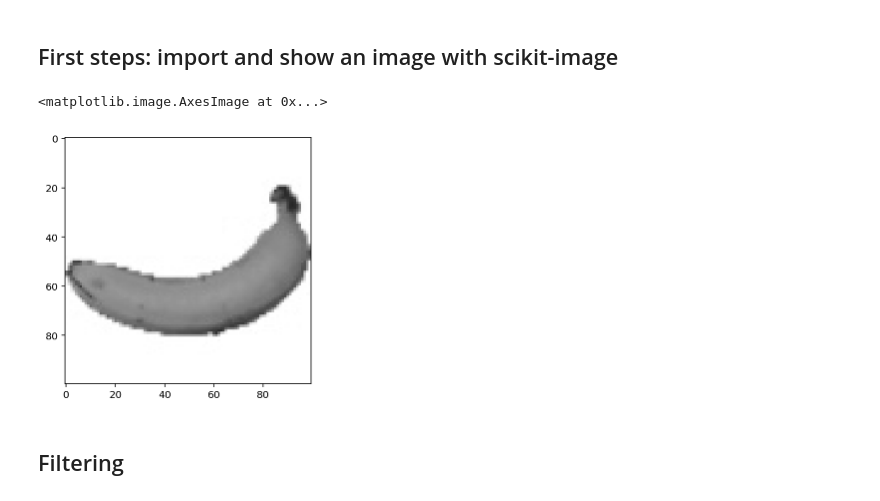
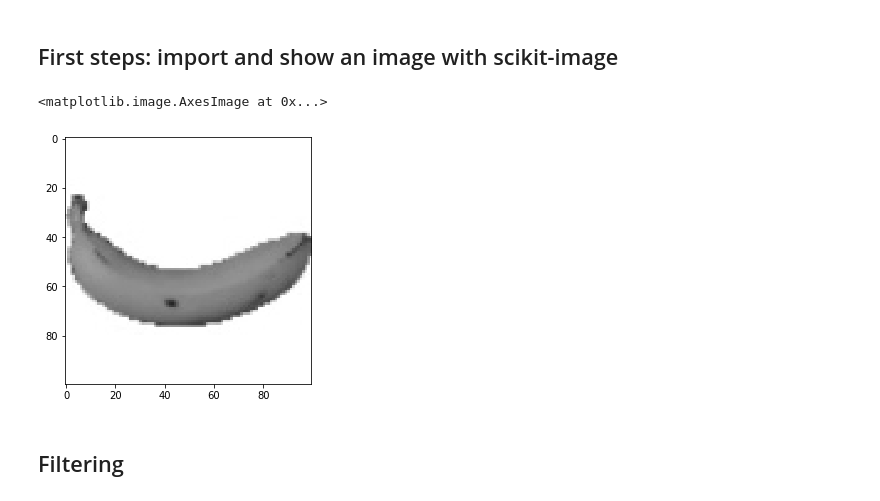
Before and after one commit to GinoAvanzini/fruit-sorter, a Jupyter notebook: src/scikit_image_testbench.ipynb, the cells around one changed output. Saved outputs shown, nothing was run; the diff lists cells and outputs as text; code cells hidden in the pictures.

```diff
--- a/src/scikit_image_testbench.ipynb
+++ b/src/scikit_image_testbench.ipynb
@@ -7,21 +7,24 @@
 # %%
 from skimage import io
 import numpy as np
 import matplotlib.pyplot as plt
 
 # path to fruit360 dataset
 path = '/home/gino/Desktop/fruits-360_dataset/'
 
 def img_grayscale(image):
     return io.imread(image, as_gray=True)
 
-banana_collection = io.ImageCollection(path + 'fruits-360/Training/Banana/*.jpg', load_func=img_grayscale)
+banana_collection = io.ImageCollection([path + 'fruits-360/Training/Banana/*.jpg', path + 'fruits-360/Training/Banana Lady Finger/*.jpg'], load_func=img_grayscale)
 
-io.imshow(banana_collection[180])
+sample_banana = banana_collection[380]
+io.imshow(sample_banana)
+
+
 #print(banana_collection)
 # %% [output]
 <matplotlib.image.AxesImage at 0x...>
-[figure, old version]
+[figure, new version]
 # %% [markdown]
 ## Filtering
 # %%
```
Also changed, not shown: parts of 25 cells of this notebook.
